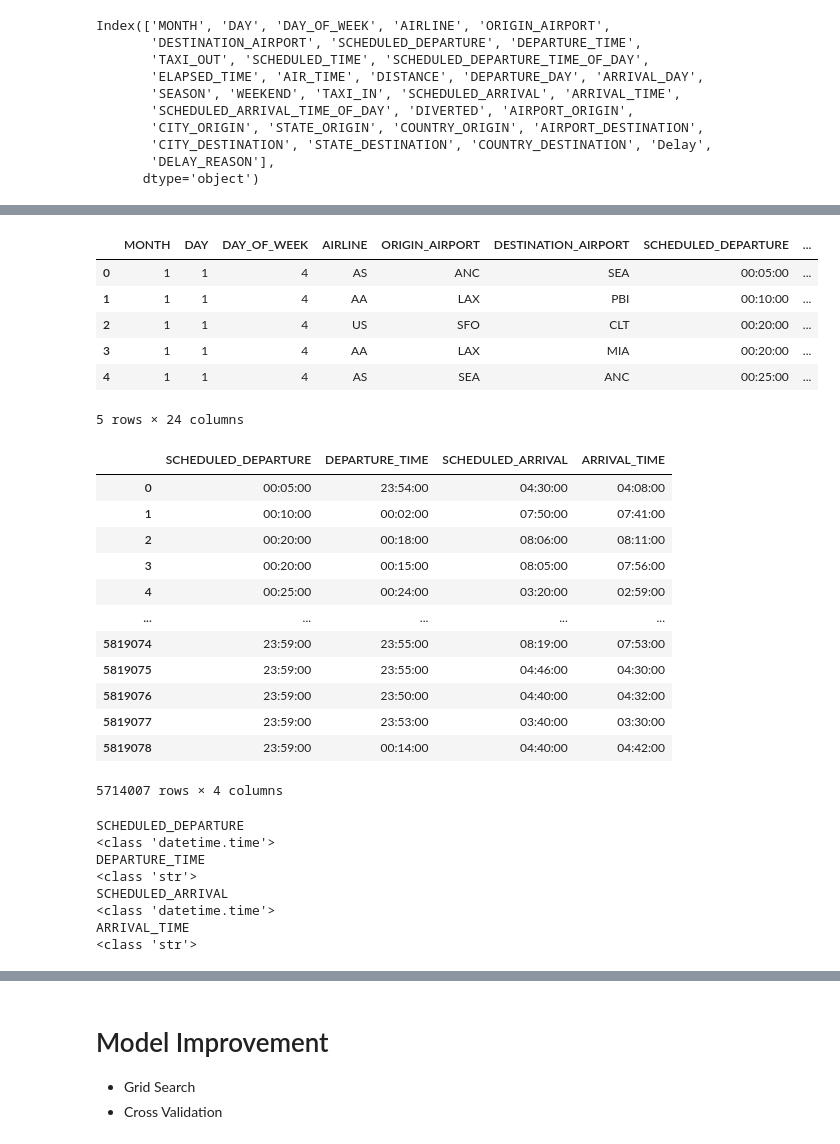
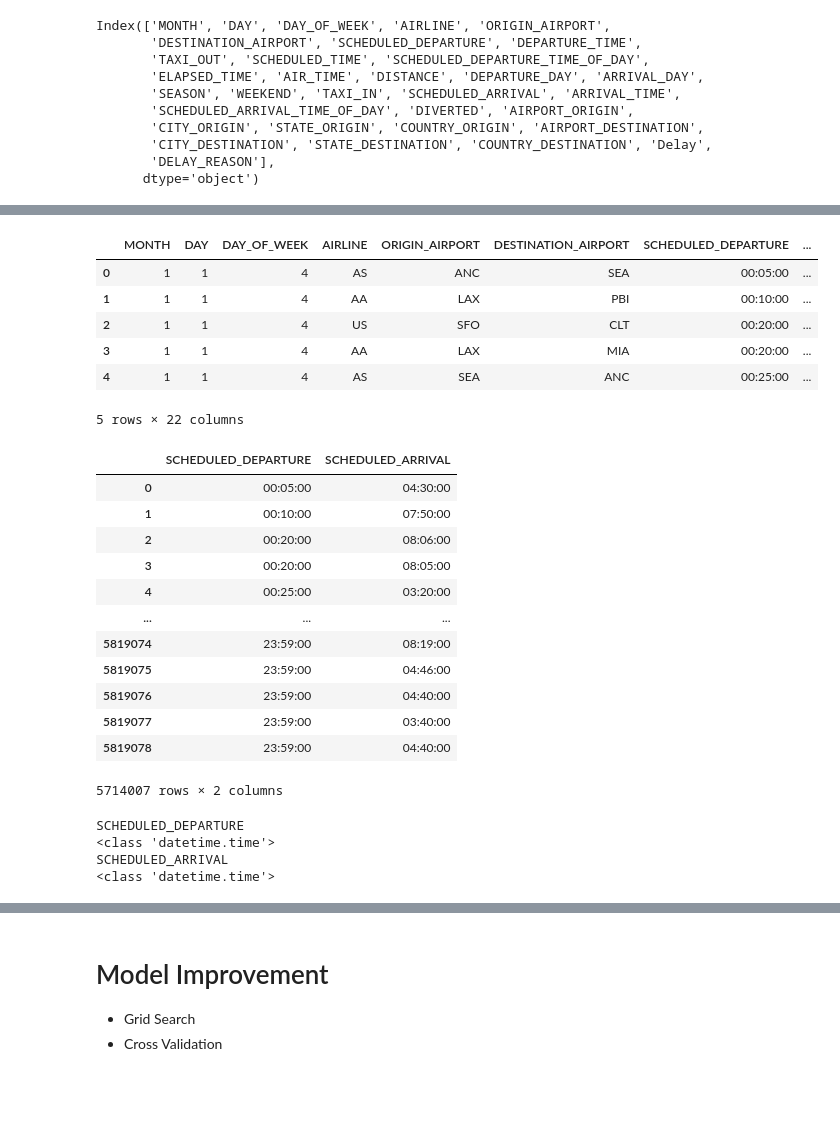
Before and after one commit to azadehansari/Capstone3_Flight_Delays_Prediction, a Jupyter notebook: notebooks/02.PreProcess&Modeling.ipynb, the cells around one changed output, grey strips where cells are left out. Drawn from its saved outputs; the diff is of its cells as text; code cells hidden in the pictures; blank space fills up the shorter version.

```diff
--- a/notebooks/02.PreProcess&Modeling.ipynb
+++ b/notebooks/02.PreProcess&Modeling.ipynb
@@ -262,21 +294,8 @@ flights_delay[['DEPARTURE_DAY','ARRIVAL_DAY']].head()
 * 6 means Saturday
 * 7 means Sunday
 # %%
-# Season
-def get_season(month):
-    if month in [12, 1, 2]:
-        return 'Winter'
-    elif month in [3, 4, 5]:
-        return 'Spring'
-    elif month in [6, 7, 8]:
-        return 'Summer'
-    else:
-        return 'Fall'
-
-flights_delay['SEASON'] = flights_delay['MONTH'].apply(get_season)
-
 # Weekend Indicator
-flights_delay['WEEKEND'] = flights_delay['DAY_OF_WEEK'].apply(lambda x: x >= 6)
+flights_delay['WEEKEND'] = flights_delay['DAY_OF_WEEK'].apply(lambda x: x >= 5)
 
 # Display the dataframe
 print(flights_delay)
@@ -677,11 +698,9 @@ Index(['MONTH', 'DAY', 'DAY_OF_WEEK', 'AIRLINE', 'ORIGIN_AIRPORT',
 # %%
 features2 = ['MONTH', 'DAY', 'DAY_OF_WEEK', 'AIRLINE', 'ORIGIN_AIRPORT',
-       'DESTINATION_AIRPORT', 'SCHEDULED_DEPARTURE', 'DEPARTURE_TIME',
-       'TAXI_OUT', 'SCHEDULED_TIME', 'SCHEDULED_DEPARTURE_TIME_OF_DAY',
-       'ELAPSED_TIME', 'AIR_TIME', 'DISTANCE', 'DEPARTURE_DAY', 'ARRIVAL_DAY',
-       'SEASON', 'WEEKEND', 'TAXI_IN', 'SCHEDULED_ARRIVAL', 'ARRIVAL_TIME',
-       'SCHEDULED_ARRIVAL_TIME_OF_DAY', 'Delay',
-       'DELAY_REASON']
+       'DESTINATION_AIRPORT', 'SCHEDULED_DEPARTURE', 'TAXI_OUT', 'SCHEDULED_TIME',
+       'SCHEDULED_DEPARTURE_TIME_OF_DAY', 'ELAPSED_TIME', 'AIR_TIME', 'DISTANCE',
+       'DEPARTURE_DAY', 'ARRIVAL_DAY', 'SEASON', 'WEEKEND', 'TAXI_IN', 'SCHEDULED_ARRIVAL',
+       'SCHEDULED_ARRIVAL_TIME_OF_DAY', 'Delay', 'DELAY_REASON']
 # %%
 df[features2].isna().sum()
 # %% [output]
@@ -757,25 +776,25 @@ df.head()
 | 2 | 1 | 1 | 4 | US | SFO | CLT | 00:20:00 | ... |
 | 3 | 1 | 1 | 4 | AA | LAX | MIA | 00:20:00 | ... |
 | 4 | 1 | 1 | 4 | AS | SEA | ANC | 00:25:00 | ... |
-5 rows × 24 columns
+5 rows × 22 columns
 # %%
-df[['SCHEDULED_DEPARTURE', 'DEPARTURE_TIME', 'SCHEDULED_ARRIVAL', 'ARRIVAL_TIME']]
+df[['SCHEDULED_DEPARTURE', 'SCHEDULED_ARRIVAL']]
 # %% [output]
-|  | SCHEDULED_DEPARTURE | DEPARTURE_TIME | SCHEDULED_ARRIVAL | ARRIVAL_TIME |
-| 0 | 00:05:00 | 23:54:00 | 04:30:00 | 04:08:00 |
-| 1 | 00:10:00 | 00:02:00 | 07:50:00 | 07:41:00 |
-| 2 | 00:20:00 | 00:18:00 | 08:06:00 | 08:11:00 |
-| 3 | 00:20:00 | 00:15:00 | 08:05:00 | 07:56:00 |
-| 4 | 00:25:00 | 00:24:00 | 03:20:00 | 02:59:00 |
-| ... | ... | ... | ... | ... |
-| 5819074 | 23:59:00 | 23:55:00 | 08:19:00 | 07:53:00 |
-| 5819075 | 23:59:00 | 23:55:00 | 04:46:00 | 04:30:00 |
-| 5819076 | 23:59:00 | 23:50:00 | 04:40:00 | 04:32:00 |
-| 5819077 | 23:59:00 | 23:53:00 | 03:40:00 | 03:30:00 |
-| 5819078 | 23:59:00 | 00:14:00 | 04:40:00 | 04:42:00 |
+|  | SCHEDULED_DEPARTURE | SCHEDULED_ARRIVAL |
+| 0 | 00:05:00 | 04:30:00 |
+| 1 | 00:10:00 | 07:50:00 |
+| 2 | 00:20:00 | 08:06:00 |
+| 3 | 00:20:00 | 08:05:00 |
+| 4 | 00:25:00 | 03:20:00 |
+| ... | ... | ... |
+| 5819074 | 23:59:00 | 08:19:00 |
+| 5819075 | 23:59:00 | 04:46:00 |
+| 5819076 | 23:59:00 | 04:40:00 |
+| 5819077 | 23:59:00 | 03:40:00 |
+| 5819078 | 23:59:00 | 04:40:00 |
-5714007 rows × 4 columns
+5714007 rows × 2 columns
 # %%
-time_columns = ['SCHEDULED_DEPARTURE', 'DEPARTURE_TIME', 'SCHEDULED_ARRIVAL', 'ARRIVAL_TIME']
+time_columns = ['SCHEDULED_DEPARTURE', 'SCHEDULED_ARRIVAL']
 
 for col in time_columns:
     print(col)
@@ -783,12 +802,8 @@ for col in time_columns:
 # %% [output]
 SCHEDULED_DEPARTURE
 <class 'datetime.time'>
-DEPARTURE_TIME
-<class 'str'>
 SCHEDULED_ARRIVAL
 <class 'datetime.time'>
-ARRIVAL_TIME
-<class 'str'>
 # %%
 # Convert time columns to the number of minutes since midnight
 def time_to_minutes(time_val):
```
Also changed, not shown: parts of 21 cells of this notebook.
